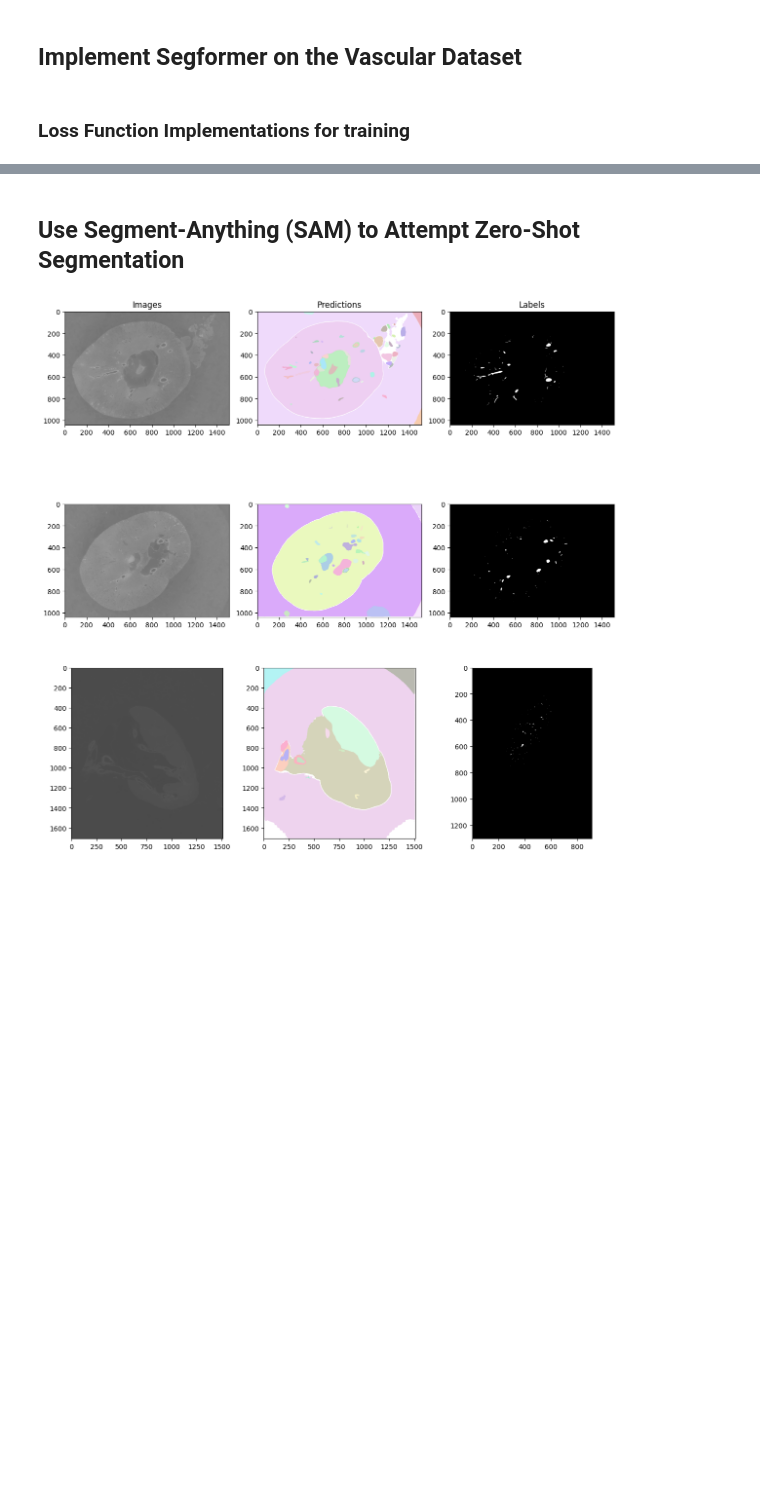
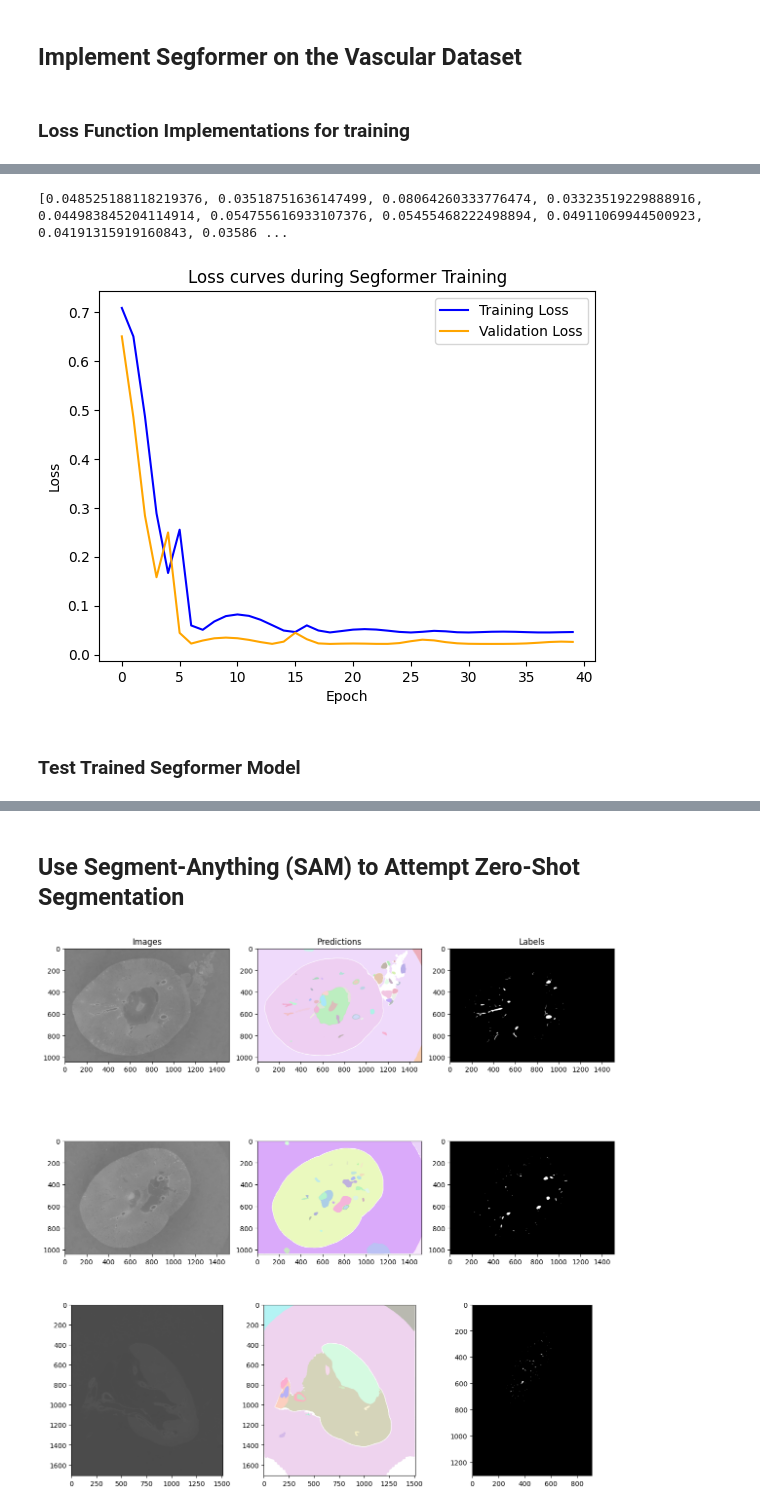
Before and after one commit to Akettle44/SenNetworks, a Jupyter notebook: notebook.ipynb, the cells around one changed output, grey strips where cells are left out. Saved outputs shown, nothing was run; the diff lists cells and outputs as text; code cells hidden in the pictures; blank space fills up the shorter version.

Commit message:
Producing loss with vanilla segformer, class imbalance is causing issues in prediction

```diff
--- a/notebook.ipynb
+++ b/notebook.ipynb
@@ -277,36 +280,52 @@ model = model.to(device) # Send model to device before creating optimizer
 
 # Optimizer
 optimizer = torch.optim.Adam(model.parameters()) # Use default rate 1e-3
-#scheduler = lr_scheduler.LinearLR(optimizer, start_factor=1./4., end_factor=1.)
+scheduler = lr_scheduler.LinearLR(optimizer, start_factor=1./4., end_factor=1.)
 # %%
 # Training Loop
 total_steps = len(train_loader)
-epochs = 10
+epochs = 1
 
 train_loss_avg = []
 val_loss_avg = []
 
-
 # Train network
 for ep in range(epochs):
+
 	per_epoch_loss_train = []
 	per_epoch_loss_val = []
 
-	for idx, (images, masks) in enumerate(train_loader):
+	# Training
+	for idx, (images, masks) in enumerate(tqdm(train_loader)):
 		# Convert vars to GPU
 		images = images.float().to(device)
-		masks = masks.float().to(device)
-
-		# Normalize to range [0, 1]
-		masks = masks / 255.
+		masks = masks.type(torch.LongTensor).to(device)
 
 		output = model(pixel_values=images, labels=masks)
 		loss = output.loss
 		loss.backward()
 
 		optimizer.step()
-		#lr_scheduler.step()
+		scheduler.step()
 		optimizer.zero_grad()
+
+		# Save batches loss
+		per_epoch_loss_train.append(loss.item())
+
+	# Validation
+	for idx, (images, masks) in enumerate(tqdm(valid_loader)):
+		# Convert vars to GPU
+		images = images.float().to(device)
+		masks = masks.type(torch.LongTensor).to(device)
+
+		output = model(pixel_values=images, labels=masks)
+		loss = output.loss
+
+		# Save batches loss
+		per_epoch_loss_val.append(loss.item())
+
+	train_loss_avg.append(np.mean(np.array(per_epoch_loss_train)))
+	val_loss_avg.append(np.mean(np.array(per_epoch_loss_val)))
 
 # Empty GPU memory
 with torch.no_grad():
@@ -317,3 +352,21 @@ KeyboardInterrupt:
 # Empty GPU memory
 with torch.no_grad():
 	torch.cuda.empty_cache()
+# %%
+print(train_loss_avg)
+# %% [output]
+[0.048525188118219376, 0.03518751636147499, 0.08064260333776474, 0.03323519229888916, 0.044983845204114914, 0.054755616933107376, 0.05455468222498894, 0.04911069944500923, 0.04191315919160843, 0.03586 ...
+# %%
+# Plot results
+
+plt.plot(range(0, len(train_loss_avg)), train_loss_avg, label="Training Loss", color="blue")
+plt.plot(range(0, len(val_loss_avg)), val_loss_avg, label="Validation Loss", color="orange")
+plt.title("Loss curves during Segformer Training")
+plt.xlabel("Epoch")
+plt.ylabel("Loss")
+plt.legend()
+plt.show();
+# %% [output]
+[figure, added]
+# %% [markdown]
+### Test Trained Segformer Model
```
Also changed, not shown: parts of 7 cells of this notebook.
